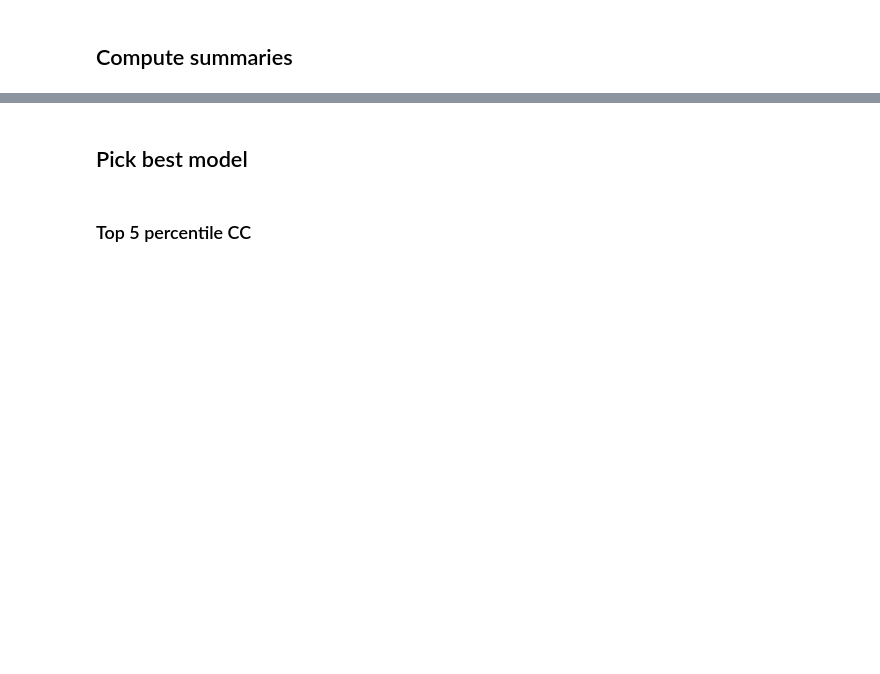
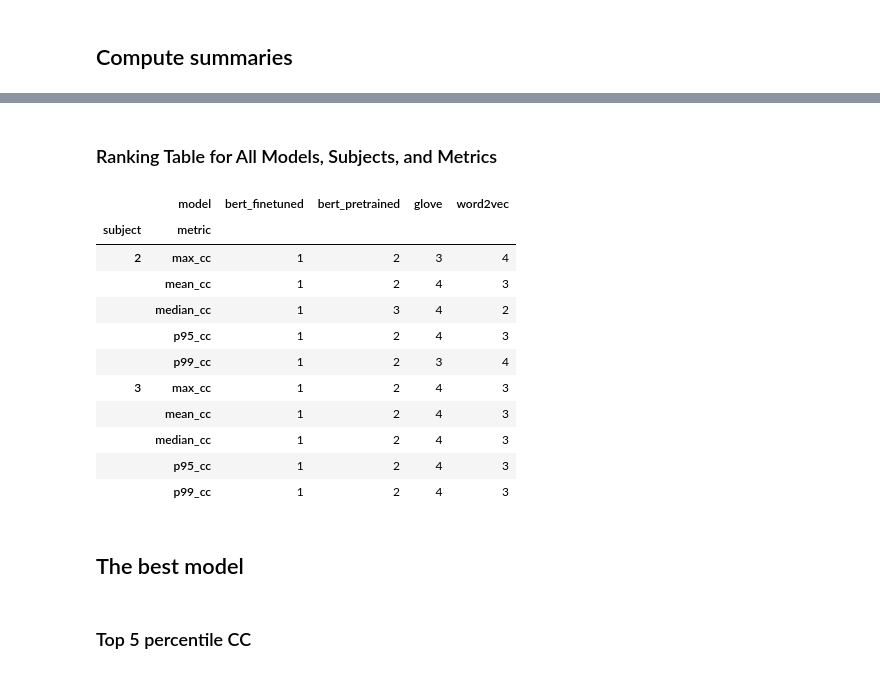
Before and after one commit to mkaeppel/stat215a_final, a Jupyter notebook: code/cross_val_regression.ipynb, the cells around one changed output, grey strips where cells are left out. Cells and saved outputs as stored; diff of their text form; code cells hidden in the pictures; blank space fills up the shorter version.

```diff
--- a/code/cross_val_regression.ipynb
+++ b/code/cross_val_regression.ipynb
@@ -132,5 +132,57 @@ summary_df
+# %% [markdown]
+### Ranking Table for All Models, Subjects, and Metrics
+# %%
+# Filter to only models with available results
+df = summary_df[summary_df["available"]].copy()
+
+# Metrics you want to rank on
+metrics_to_rank = ["mean_cc", "median_cc", "p95_cc", "p99_cc", "max_cc"]
+
+# Make a list to accumulate rankings
+ranking_rows = []
+
+for subject_id in df["subject"].unique():
+    df_sub = df[df["subject"] == subject_id]
+
+    for metric in metrics_to_rank:
+        # Rank models for this metric (higher = better, so ascending=False)
+        df_sub_sorted = df_sub.sort_values(metric, ascending=False)
+
+        for rank, (_, row) in enumerate(df_sub_sorted.iterrows(), start=1):
+            ranking_rows.append({
+                "subject": subject_id,
+                "metric": metric,
+                "model": row["model"],
+                "score": row[metric],
+                "rank": rank
+            })
+
+# Convert to DataFrame
+ranking_df = pd.DataFrame(ranking_rows)
+
+# Pivot into subject × metric table with (model → rank)
+ranking_pivot = (
+    ranking_df
+    .pivot_table(index=["subject", "metric"], columns="model", values="rank")
+    .astype("Int64")
+)
+
+ranking_pivot
+# %% [output]
+|  | model | bert_finetuned | bert_pretrained | glove | word2vec |
+| subject | metric |  |  |  |  |
+| 2 | max_cc | 1 | 2 | 3 | 4 |
+|  | mean_cc | 1 | 2 | 4 | 3 |
+|  | median_cc | 1 | 3 | 4 | 2 |
+|  | p95_cc | 1 | 2 | 4 | 3 |
+|  | p99_cc | 1 | 2 | 3 | 4 |
+| 3 | max_cc | 1 | 2 | 4 | 3 |
+|  | mean_cc | 1 | 2 | 4 | 3 |
+|  | median_cc | 1 | 2 | 4 | 3 |
+|  | p95_cc | 1 | 2 | 4 | 3 |
+|  | p99_cc | 1 | 2 | 4 | 3 |
 # %% [markdown]
-## Pick best model
+## The best model
 # %% [markdown]
 ### Top 5 percentile CC
 # %%
```
Also changed, not shown: parts of 8 cells of this notebook, 4 other files.
